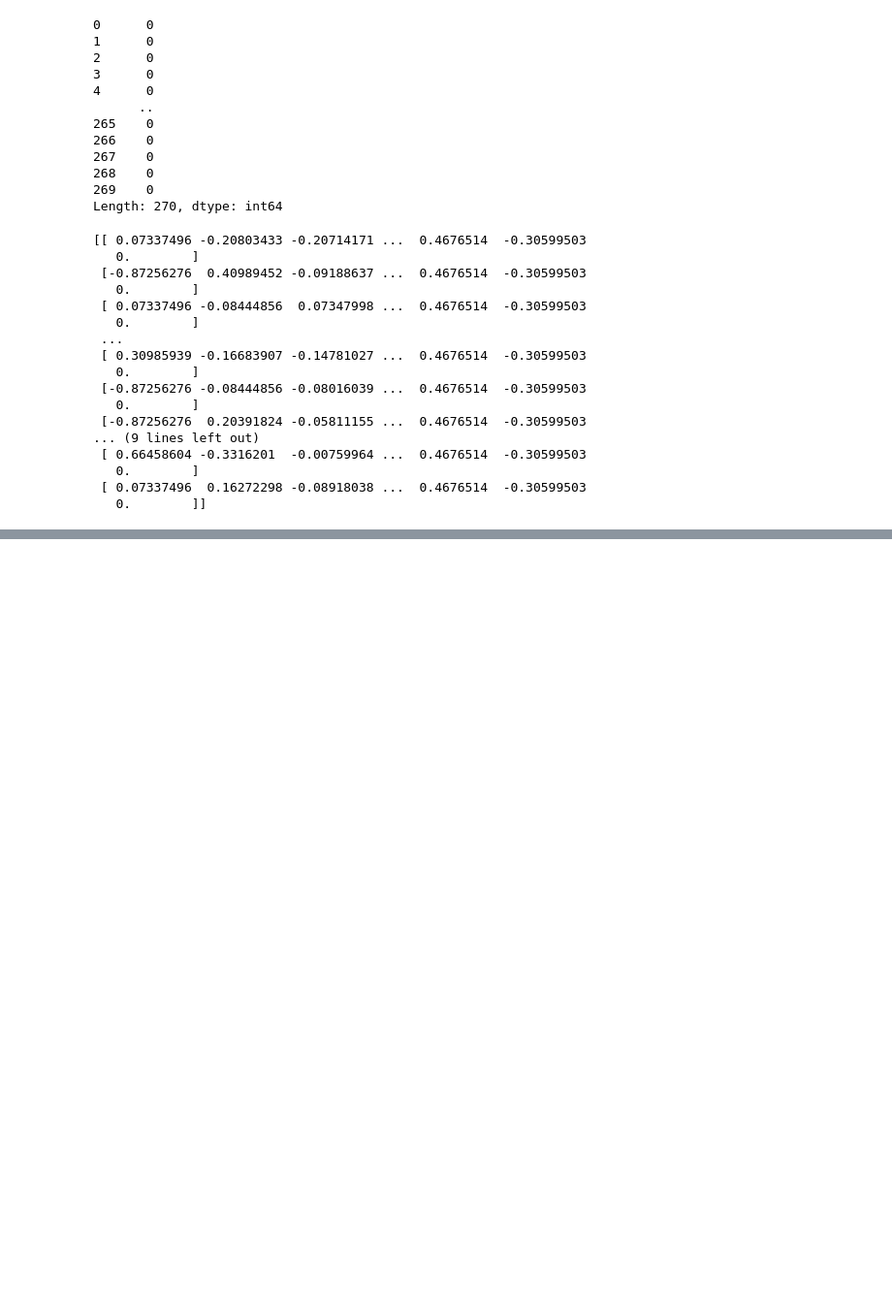
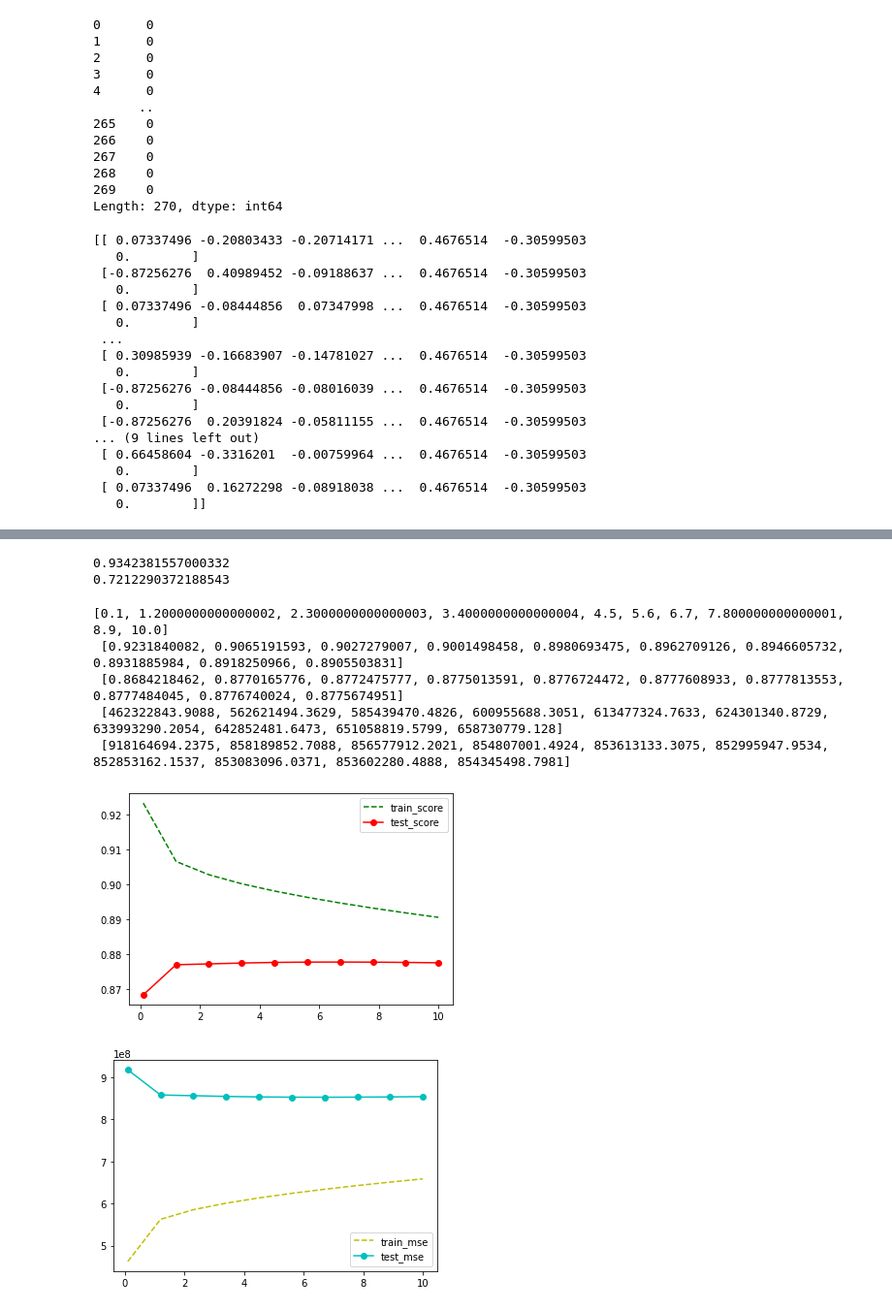
Before and after one commit to phanit1/DataScience_2019501026, a Jupyter notebook: Intro to ML/code camp/house-prices-advanced-regression-techniques/Codecamp1.ipynb, the cells around one changed output, grey strips where cells are left out. Shown: that part at 97% size. Cells and saved outputs as stored; diff of their text form; code cells hidden in the pictures; blank space fills up the shorter version.

Commit message:
LinearRegressionDone

```diff
--- a/Intro to ML/code camp/house-prices-advanced-regression-techniques/Codecamp1.ipynb
+++ b/Intro to ML/code camp/house-prices-advanced-regression-techniques/Codecamp1.ipynb
@@ -90,10 +88,8 @@ trainx_enc=pd.DataFrame(enc.transform(trainx_df[categorical_columns]))
 testx_enc = pd.DataFrame(enc.transform(testx_df[categorical_columns]))
 trainx_enc.columns=enc.get_feature_names(categorical_columns)
 testx_enc.columns=enc.get_feature_names(categorical_columns)
-trainx_df=pd.concat([trainx_df[ordinal_columns],trainx_enc],axis=1,ignore_index=
-                    True)
-testx_df=pd.concat([testx_df[ordinal_columns],testx_enc],axis=1,ignore_index=
-                    True)
+trainx_df=pd.concat([trainx_df[ordinal_columns],trainx_enc],axis=1,ignore_index=True)
+testx_df=pd.concat([testx_df[ordinal_columns],testx_enc],axis=1,ignore_index=True)
 trainx_df.drop(trainx_df.tail(1).index,inplace=True)
 imputer = KNNImputer(n_neighbors=2)
 imputer.fit(trainx_df)
@@ -145,3 +135,6 @@ print(trainx_df,testx_df)
    0.        ]
  [ 0.07337496  0.16272298 -0.08918038 ...  0.4676514  -0.30599503
    0.        ]]
+# %%
+X_train, X_test, y_train, y_test = train_test_split(trainx_df_filled, trainy_df.values.ravel(), test_size=.3, random_state=42)
+print(X_train, X_test, y_train, y_test)
@@ -147,0 +159,44 @@ print(trainx_df,testx_df)
+# %%
+reg = LinearRegression().fit(X_train, y_train)
+print(reg.score(X_train, y_train))
+print(reg.score(X_test, y_test))
+# %% [output]
+0.9342381557000332
+0.7212290372188543
+# %%
+score_train=[]
+score_test=[]
+mse_train=[]
+mse_test=[]
+alpha=[]
+alpha_start = 0.1
+alpha_end = 10
+jumps = 10
+for sigma in np.linspace(alpha_start, alpha_end, jumps):
+    alpha.append(sigma)
+    reg = Ridge(alpha = sigma, tol = 0.0001)
+    reg = reg.fit(X_train,y_train)
+    score_train.append(round(reg.score(X_train, y_train),10))
+    score_test.append(round(reg.score(X_test, y_test),10))
+    mse_train.append(round(mserr(y_train,reg.predict(X_train)),4))
+    mse_test.append(round(mserr(y_test,reg.predict(X_test)),4))
+print(alpha,'\n', score_train, '\n',score_test,'\n', mse_train, '\n',mse_test)
+plt.figure(1)
+plt.plot(alpha, score_train, 'g--',label="train_score")
+plt.plot(alpha, score_test, 'r-o',label="test_score")
+plt.xlabel='Alpha'
+plt.legend()
+plt.figure(2)
+plt.plot(alpha, mse_train, 'y--',label="train_mse")
+plt.plot(alpha, mse_test, 'c-o',label="test_mse")
+plt.xlabel='Alpha'
+plt.legend()
+plt.show()
+# %% [output]
+[0.1, 1.2000000000000002, 2.3000000000000003, 3.4000000000000004, 4.5, 5.6, 6.7, 7.800000000000001, 8.9, 10.0]
+ [0.9231840082, 0.9065191593, 0.9027279007, 0.9001498458, 0.8980693475, 0.8962709126, 0.8946605732, 0.8931885984, 0.8918250966, 0.8905503831]
+ [0.8684218462, 0.8770165776, 0.8772475777, 0.8775013591, 0.8776724472, 0.8777608933, 0.8777813553, 0.8777484045, 0.8776740024, 0.8775674951]
+ [462322843.9088, 562621494.3629, 585439470.4826, 600955688.3051, 613477324.7633, 624301340.8729, 633993290.2054, 642852481.6473, 651058819.5799, 658730779.128]
+ [918164694.2375, 858189852.7088, 856577912.2021, 854807001.4924, 853613133.3075, 852995947.9534, 852853162.1537, 853083096.0371, 853602280.4888, 854345498.7981]
+[figure, added]
+[figure, added]
```
Also changed, not shown: parts of 6 cells of this notebook.
